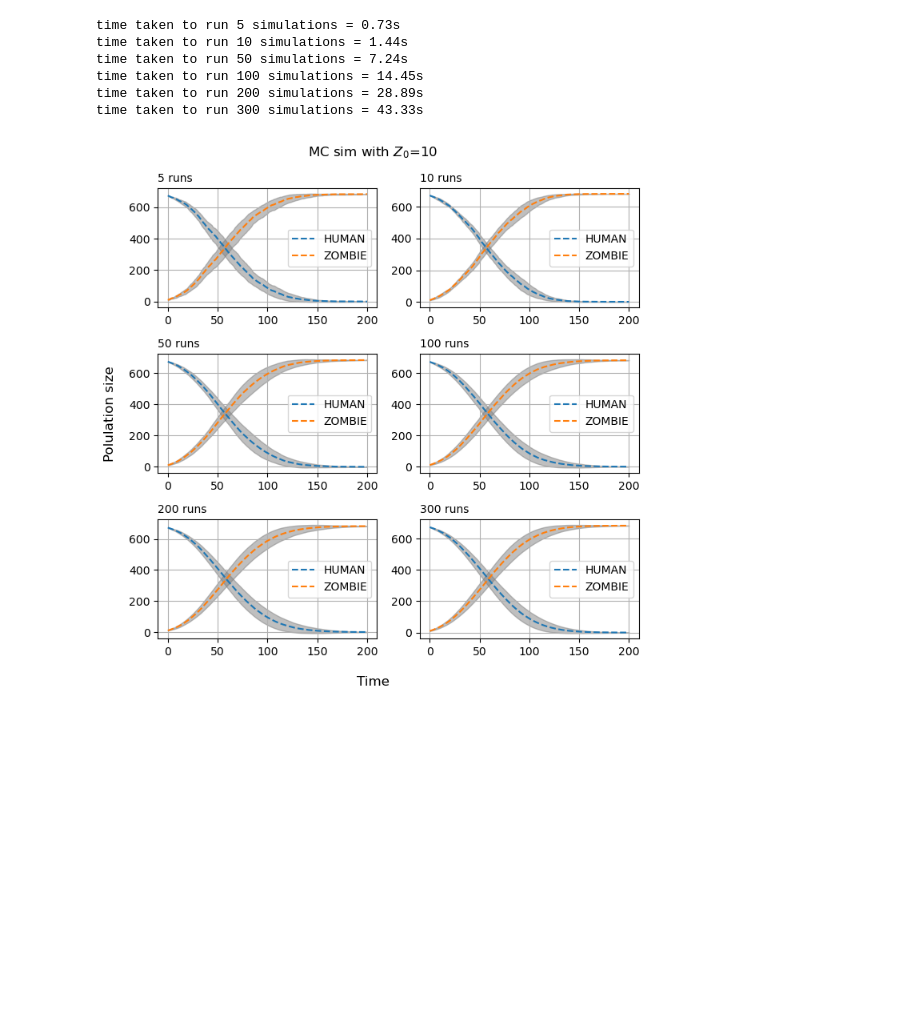
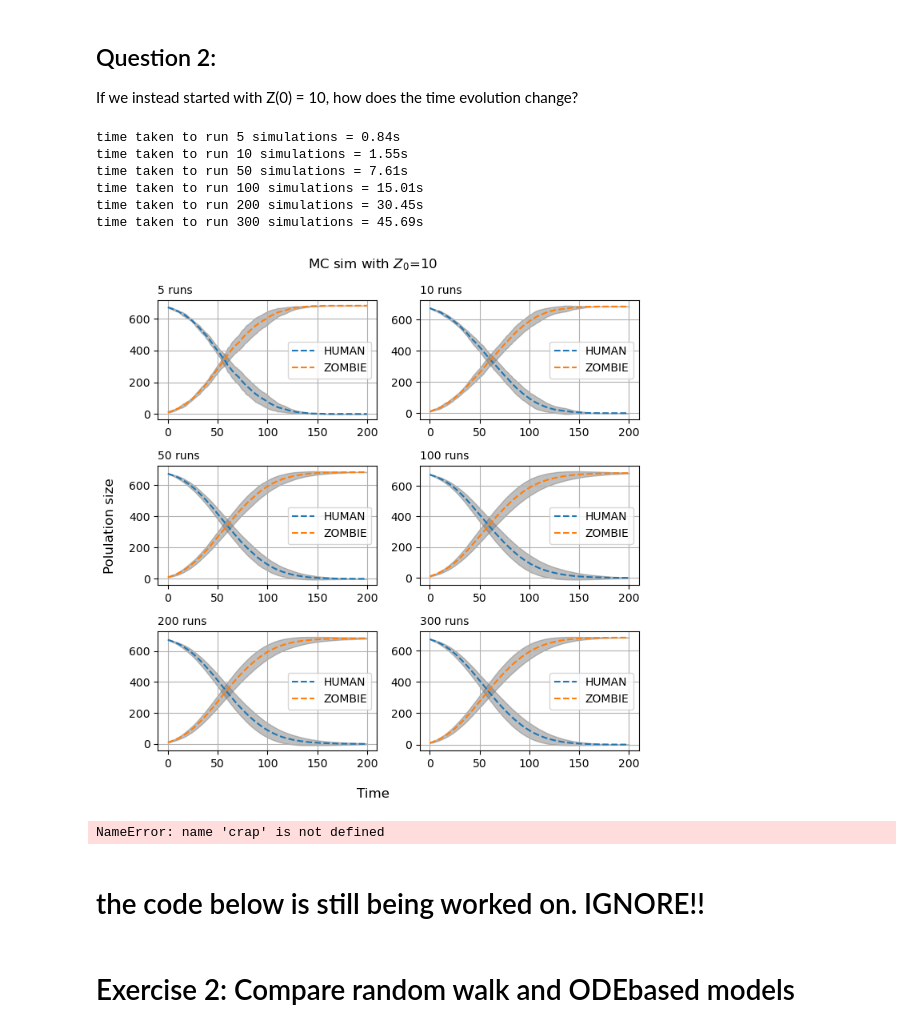
Before and after one commit to waves-stats/MOD_510_2023_autumn, a Jupyter notebook: Partha/project_4/Zombies_Project4_v1.ipynb, the cells around one changed output. Saved outputs shown, nothing was run; the diff lists cells and outputs as text; code cells hidden in the pictures; blank space fills up the shorter version.

```diff
--- a/Partha/project_4/Zombies_Project4_v1.ipynb
+++ b/Partha/project_4/Zombies_Project4_v1.ipynb
@@ -571,24 +648,36 @@ time taken to run 300 simulations = 73.66s
+# %% [markdown]
+## Question 2:
+If we instead started with Z(0) = 10, how does the time evolution
+change?
 # %%
 sizes = [5,10,50,100,200,300]
 z0,T =10,200
 fig, axs = plt.subplots(nrows = 3, ncols=2, figsize = (7,7))
 axs = np.ndarray.flatten(axs)
 for size,ax in zip(sizes,axs):
     a = time.time()
-    mc_averaged_data = run_mc(samples=size, infected=10,T=200)
+    mc_averaged_data = run_mc(samples=size, infected=z0,T=T)
     plot_mc_results(ax, mc_averaged_data)
     ax.set_title(f'{size} runs', loc ='left', fontsize = 10)
     b = time.time()
     print(f'time taken to run {size} simulations = {b-a:.2f}s')
 fig.suptitle(f'MC sim with $Z_0$={z0}')
 fig.supxlabel('Time')
 fig.supylabel('Polulation size')
 plt.tight_layout()
 # %% [output]
-time taken to run 5 simulations = 0.73s
-time taken to run 10 simulations = 1.44s
-time taken to run 50 simulations = 7.24s
-time taken to run 100 simulations = 14.45s
-time taken to run 200 simulations = 28.89s
-time taken to run 300 simulations = 43.33s
+time taken to run 5 simulations = 0.84s
+time taken to run 10 simulations = 1.55s
+time taken to run 50 simulations = 7.61s
+time taken to run 100 simulations = 15.01s
+time taken to run 200 simulations = 30.45s
+time taken to run 300 simulations = 45.69s
-[figure, old version]
+[figure, new version]
+# %%
+crap
+# %% [output]
+NameError: name 'crap' is not defined
+# %% [markdown]
+# the code below is still being worked on. IGNORE!!
+# %% [markdown]
+# Exercise 2: Compare random walk and ODEbased models
```
Also changed, not shown: parts of 21 cells of this notebook.
